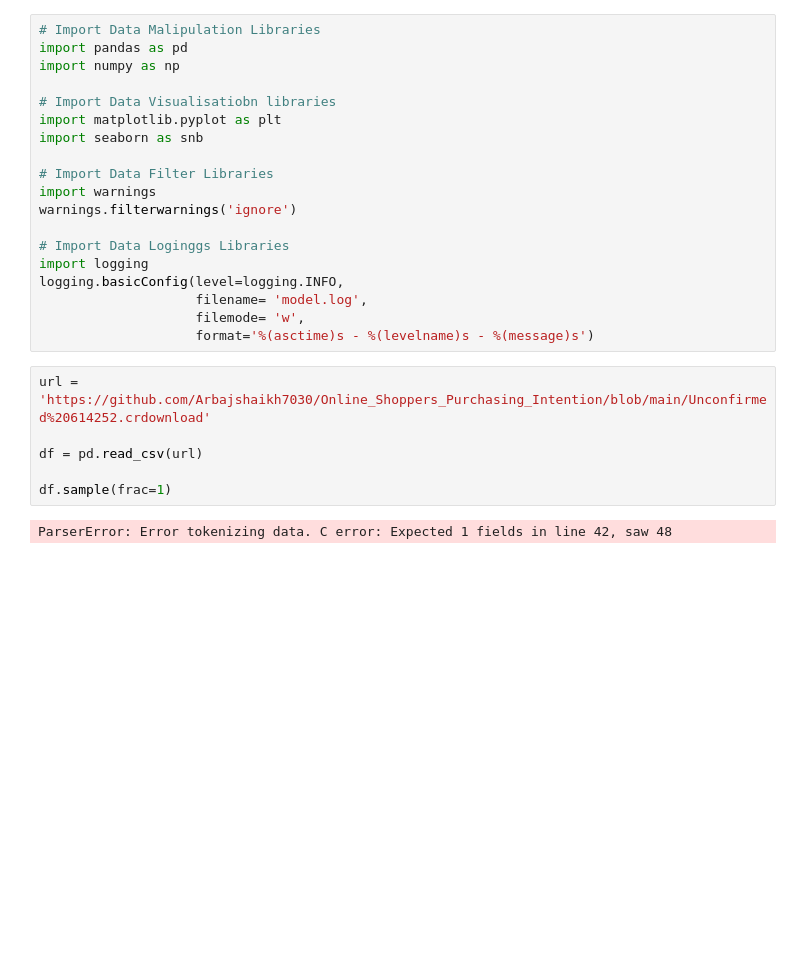
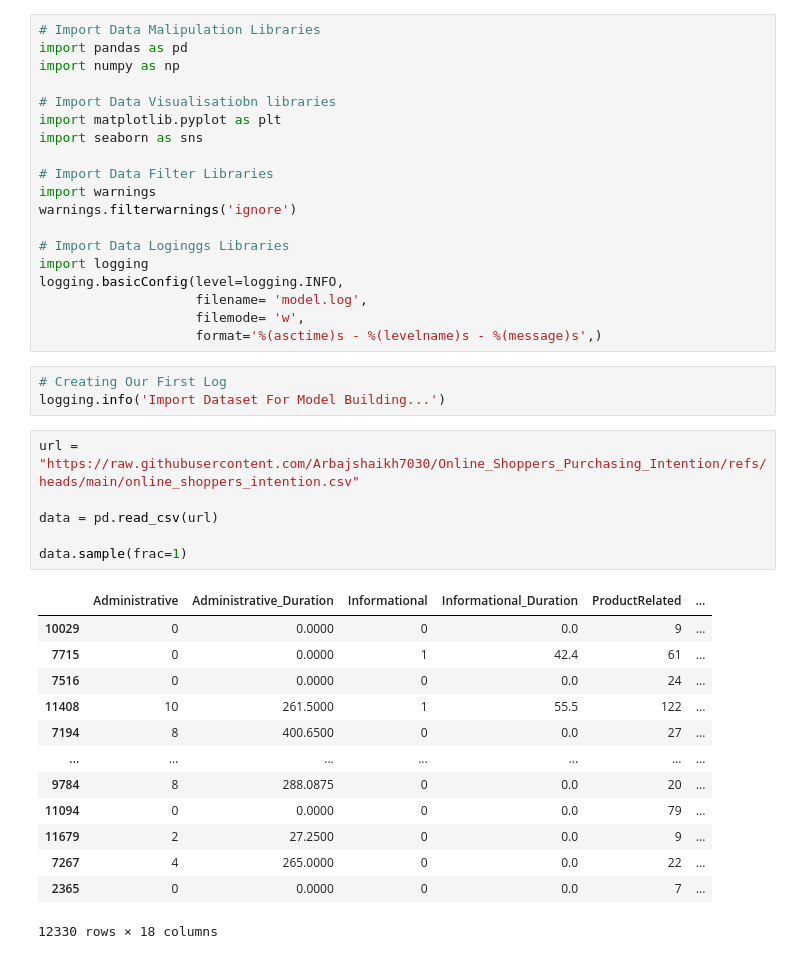
Before and after one commit to Arbajshaikh7030/Online_Shoppers_Purchasing_Intention, a Jupyter notebook: Model.ipynb, the cells around one changed output. Cells and saved outputs as stored; diff of their text form; blank space fills up the shorter version.

```diff
--- a/Model.ipynb
+++ b/Model.ipynb
@@ -5,7 +5,7 @@ import numpy as np
 
 # Import Data Visualisatiobn libraries
 import matplotlib.pyplot as plt
-import seaborn as snb
+import seaborn as sns
 
 # Import Data Filter Libraries
 import warnings
@@ -16,12 +16,27 @@ import logging
 logging.basicConfig(level=logging.INFO,
                     filename= 'model.log',
                     filemode= 'w',
-                    format='%(asctime)s - %(levelname)s - %(message)s')
+                    format='%(asctime)s - %(levelname)s - %(message)s',)
+# %%
+# Creating Our First Log
+logging.info('Import Dataset For Model Building...')
 # %%
-url = 'https://github.com/Arbajshaikh7030/Online_Shoppers_Purchasing_Intention/blob/main/Unconfirmed%20614252.crdownload'
+url = "https://raw.githubusercontent.com/Arbajshaikh7030/Online_Shoppers_Purchasing_Intention/refs/heads/main/online_shoppers_intention.csv"
 
-df = pd.read_csv(url)
+data = pd.read_csv(url)
 
-df.sample(frac=1)
+data.sample(frac=1)
 # %% [output]
+|  | Administrative | Administrative_Duration | Informational | Informational_Duration | ProductRelated | ... |
+| 10029 | 0 | 0.0000 | 0 | 0.0 | 9 | ... |
+| 7715 | 0 | 0.0000 | 1 | 42.4 | 61 | ... |
+| 7516 | 0 | 0.0000 | 0 | 0.0 | 24 | ... |
+| 11408 | 10 | 261.5000 | 1 | 55.5 | 122 | ... |
+| 7194 | 8 | 400.6500 | 0 | 0.0 | 27 | ... |
+| ... | ... | ... | ... | ... | ... | ... |
+| 9784 | 8 | 288.0875 | 0 | 0.0 | 20 | ... |
+| 11094 | 0 | 0.0000 | 0 | 0.0 | 79 | ... |
+| 11679 | 2 | 27.2500 | 0 | 0.0 | 9 | ... |
+| 7267 | 4 | 265.0000 | 0 | 0.0 | 22 | ... |
+| 2365 | 0 | 0.0000 | 0 | 0.0 | 7 | ... |
-ParserError: Error tokenizing data. C error: Expected 1 fields in line 42, saw 48
+12330 rows × 18 columns
```
Also changed, not shown: parts of 14 cells of this notebook.
